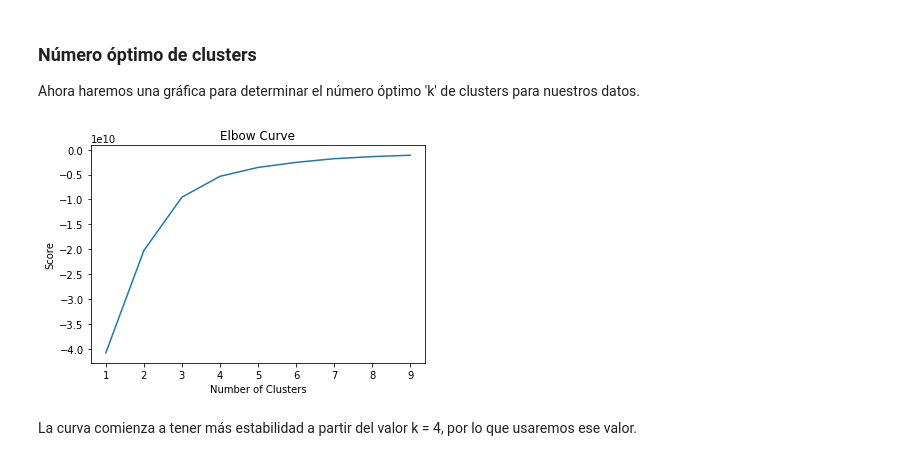
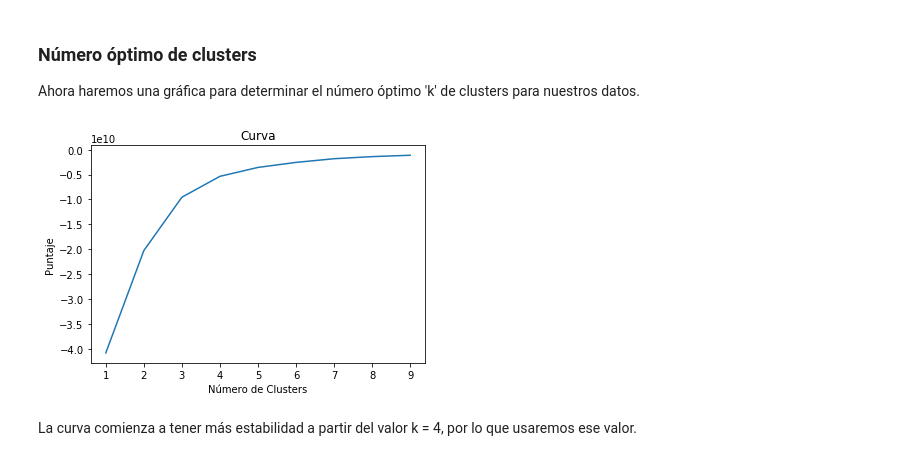
Before and after one commit to marcosmap1998/mineria-de-datos-practica-6, a Jupyter notebook: mineria-practica-6.ipynb, the cells around one changed output. Saved outputs shown, nothing was run; the diff lists cells and outputs as text; code cells hidden in the pictures.

```diff
--- a/mineria-practica-6.ipynb
+++ b/mineria-practica-6.ipynb
@@ -60,15 +60,15 @@ X = np.array(list(zip(x,y)))
 # %%
 # graficamos para determinar k
 Nc = range(1, 10)
 kmeans = [KMeans(n_clusters=i) for i in Nc]
 score = [kmeans[i].fit(x).score(x) for i in range(len(kmeans))]
 plt.plot(Nc,score)
-plt.xlabel('Number of Clusters')
-plt.ylabel('Score')
-plt.title('Elbow Curve')
+plt.xlabel('Número de Clusters')
+plt.ylabel('Puntaje')
+plt.title('Curva')
 plt.show()
 # %% [output]
-[figure, old version]
+[figure, new version]
 # %% [markdown]
 La curva comienza a tener más estabilidad a partir del valor k = 4, por lo que usaremos ese valor.
 # %% [markdown]
```
Also changed, not shown: parts of 3 cells of this notebook.
